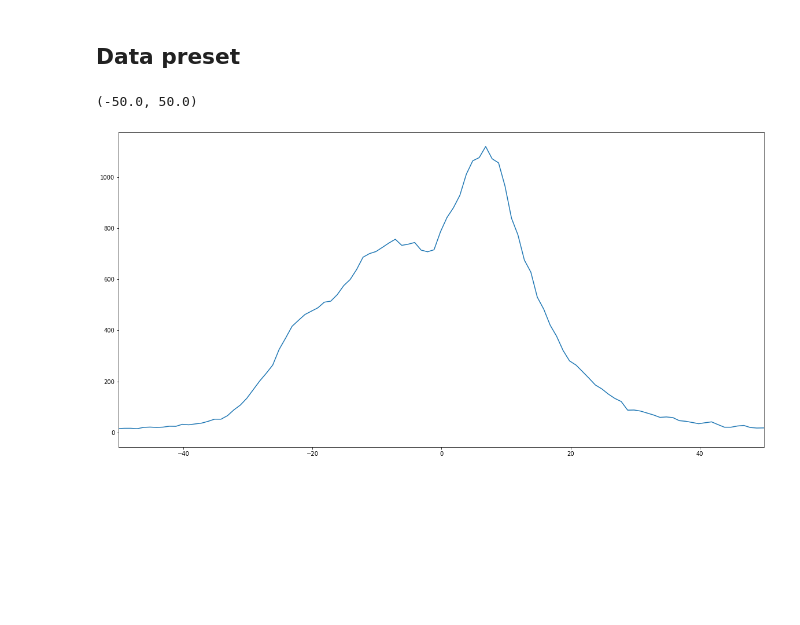
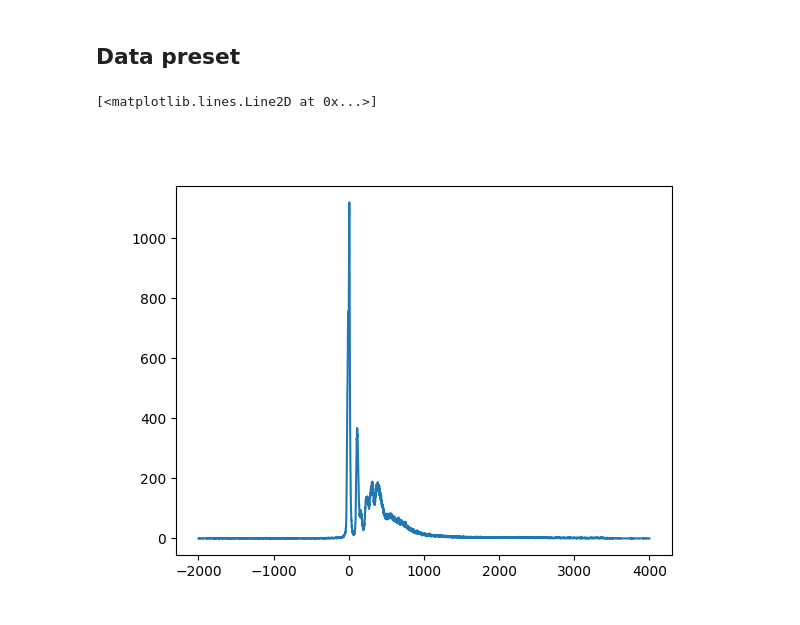
Before and after one commit to Coolphy/ADRESS_RIXS, a Jupyter notebook: plotRIXS.ipynb, the cells around one changed output. Cells and saved outputs as stored; diff of their text form; code cells hidden in the pictures; blank space fills up the shorter version.

```diff
--- a/plotRIXS.ipynb
+++ b/plotRIXS.ipynb
@@ -8,8 +8,9 @@ from scipy import signal
 from scipy import interpolate
 # from scipy.signal.signaltools import choose_conv_method
 
-# %matplotlib nbagg
-plt.rcParams['figure.figsize'] = (20.0, 10.0)
+# %matplotlib notebook
+# plt.rcParams['figure.figsize'] = (20.0, 10.0)
+%matplotlib widget
 # %% [markdown]
 ## Data preset
 # %%
@@ -33,21 +34,28 @@ def make_filename(scanNumber):
 def gaussian_amp(x,xc,fwhm,amp):
     return amp*np.exp(-4*np.log(2)*(x-xc)**2/(fwhm)**2)
 
-def elastic_shift(xAxis,uncorrData):
+def elastic_shift(xAxis,uncorrData,zeroType,peakHeight,peakWidth):
     global refElasticPixel
-    peaks, properties = signal.find_peaks(
-        uncorrData, height=np.max(uncorrData) / 5, width=3
-    )
+    if zeroType == "peak":
+        peaks, properties = signal.find_peaks(
+            uncorrData, height=peakHeight, width=peakWidth
+        )
+        peakHeight = properties["peak_heights"][-1]
+    elif zeroType == "height":
+        peaks = xAxis[(uncorrData>peakHeight)]
+        peakHeight = uncorrData[(uncorrData>peakHeight)][-1]
+    else:
+        peaks = xAxis
+        peakHeight = uncorrData[-1]
     uncorrData= np.roll(uncorrData, refElasticPixel - peaks[-1])
-
     popt, pcov = optimize.curve_fit(
         gaussian_amp,
         xAxis,
         uncorrData,
-        p0=[refElasticPixel, 10, properties["peak_heights"][-1]],
+        p0=[refElasticPixel, 10, peakHeight],
     )
-    corrData= np.roll(uncorrData, refElasticPixel - round(popt[0]))
-    corrAxis = np.array(popt[0]-round(popt[0]) + refElasticPixel - xAxis)
+    corrData= np.roll(uncorrData, refElasticPixel - round(popt[0]))[::-1]
+    corrAxis = np.array(popt[0]-round(popt[0]) + refElasticPixel - xAxis)[::-1]
     return corrAxis,corrData
 
 # def corr_xaxis(refData, uncorrData):
@@ -97,10 +105,10 @@ def corr_xaxis(refData, uncorrData):
     corrData = f3(xAxis)
     return corrData
 
-def trans_energy(rawData):
+def trans_energy(rawData,zeroType,peakHeight,peakWidth):
     global energyDispersion
     pixel = np.arange(len(rawData))
-    pixelAxis,pixelData = elastic_shift(pixel,rawData)
+    pixelAxis,pixelData = elastic_shift(pixel,rawData,zeroType,peakHeight,peakWidth)
     energyAxis = np.array(pixelAxis * energyDispersion)
     return energyAxis,pixelData
 
@@ -120,7 +128,7 @@ def get_data(scanNumber):
     return ccd, acqTime
 
 
-def combine_data(scans):
+def combine_data(scans,zeroType='peak',peakHeight=10,peakWidth=20):
     refData, totalTime = get_data(scans[0])
     data = refData
     for x in scans[1:]:
@@ -128,13 +136,15 @@ def combine_data(scans):
         data = data + corr_xaxis(refData, tempData)
         totalTime = totalTime + oneTime
     pixelData = data / totalTime * 300  # normalize to 5 minutes
-    energyAxis,energyData = trans_energy(pixelData)
+    energyAxis,energyData = trans_energy(pixelData,zeroType,peakHeight,peakWidth)
     return [energyAxis,energyData]
 # %%
 fig = plt.figure()
 [X,Y]=combine_data([18])   #scan number
 plt.plot(X,Y)
-plt.xlim([-50,50])
+# plt.xlim([-50,50])
+# print(X)
+# print(Y)
 # %% [output]
-(-50.0, 50.0)
+[<matplotlib.lines.Line2D at 0x...>]
-[figure, old version]
+[figure, new version]
```
Also changed, not shown: parts of 4 cells of this notebook, 6 other files.
